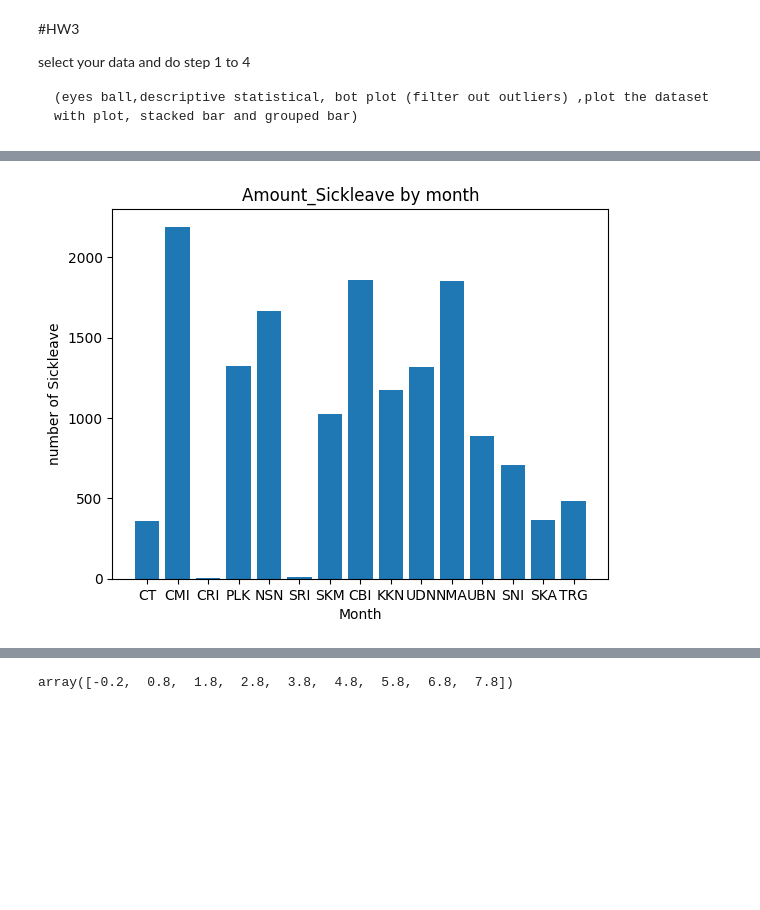
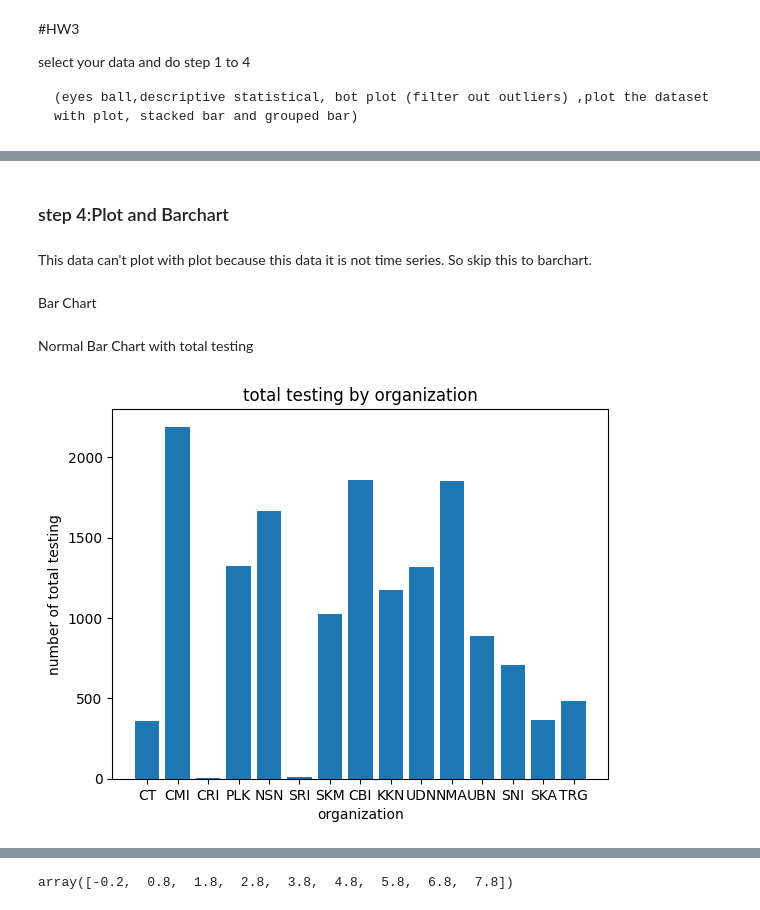
Before and after one commit to sitthatkaja/DPDM2023, a Jupyter notebook: Data102(Chapter2).ipynb, the cells around one changed output, grey strips where cells are left out. Saved outputs shown, nothing was run; the diff lists cells and outputs as text; code cells hidden in the pictures; blank space fills up the shorter version.

```diff
--- a/Data102(Chapter2).ipynb
+++ b/Data102(Chapter2).ipynb
@@ -635,10 +853,18 @@ step 4
+# %% [markdown]
+### step 4:Plot and Barchart
+# %% [markdown]
+This data can't plot with plot because this data it is not time series. So skip this to barchart.
+# %% [markdown]
+Bar Chart
 # %%
 labels = ['CT','CMI','CRI','PLK','NSN','SRI','SKM','CBI','KKN','UDN','NMA','UBN','SNI','SKA','TRG']
+# %% [markdown]
+Normal Bar Chart with total testing
 # %%
 plt.bar(range(len(n_table)), n_table['total testing'])
-plt.title('Amount_Sickleave by month')
-plt.xlabel('Month')
-plt.ylabel('number of Sickleave')
+plt.title('total testing by organization')
+plt.xlabel('organization')
+plt.ylabel('number of total testing')
 plt.xticks(range(len(n_table)),labels);
 # %% [output]
-[figure, old version]
+[figure, new version]
```
Also changed, not shown: parts of 93 cells of this notebook.
